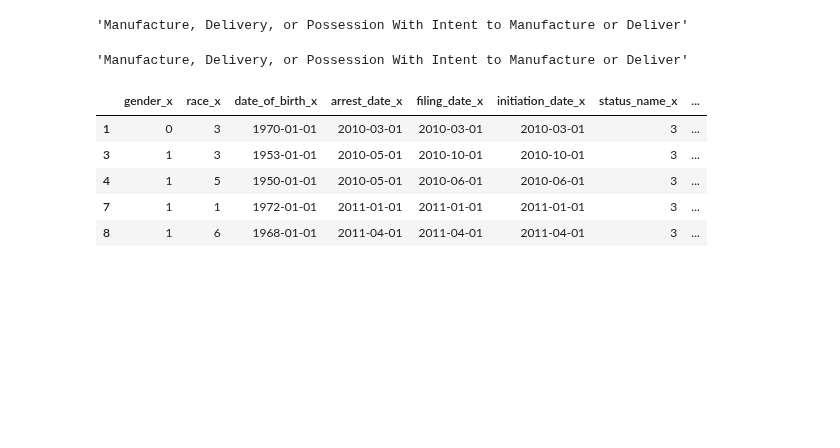
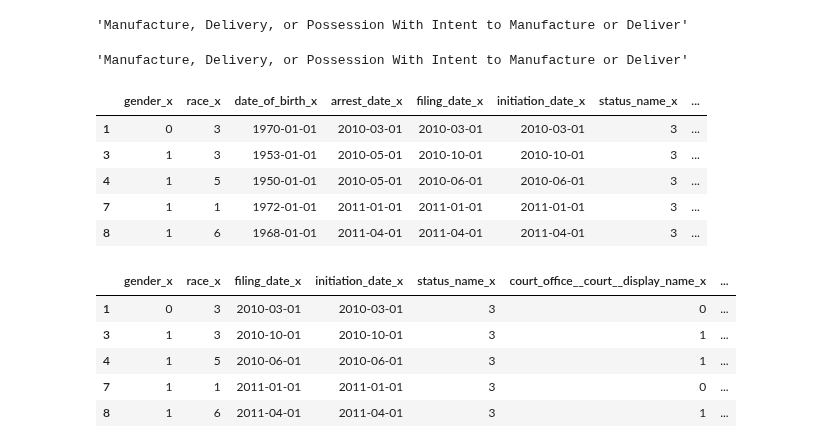
Before and after one commit to ris3abh/Sentencing-prediction-on-docket-data, a Jupyter notebook: data_preprocessing_for_models/data_preprocessing.ipynb, the cells around one changed output. Drawn from its saved outputs; the diff is of its cells as text; code cells hidden in the pictures; blank space fills up the shorter version.

```diff
--- a/data_preprocessing_for_models/data_preprocessing.ipynb
+++ b/data_preprocessing_for_models/data_preprocessing.ipynb
@@ -124,3 +134,19 @@ df.head()
 | 4 | 1 | 5 | 1950-01-01 | 2010-05-01 | 2010-06-01 | 2010-06-01 | 3 | ... |
 | 7 | 1 | 1 | 1972-01-01 | 2011-01-01 | 2011-01-01 | 2011-01-01 | 3 | ... |
 | 8 | 1 | 6 | 1968-01-01 | 2011-04-01 | 2011-04-01 | 2011-04-01 | 3 | ... |
+# %%
+## creating a data attribute for the age of criminal at the time of arrest and deleting the date of birth column and arrest date column
+
+df['age'] = df['arrest_date_x'].str.split('-').str[0].astype(int) - df['date_of_birth_x'].str.split('-').str[0].astype(int)
+
+df.drop(['date_of_birth_x'], axis = 1, inplace = True)
+df.drop('arrest_date_x', axis = 1, inplace = True)
+# %%
+df.head()
+# %% [output]
+|  | gender_x | race_x | filing_date_x | initiation_date_x | status_name_x | court_office__court__display_name_x | ... |
+| 1 | 0 | 3 | 2010-03-01 | 2010-03-01 | 3 | 0 | ... |
+| 3 | 1 | 3 | 2010-10-01 | 2010-10-01 | 3 | 1 | ... |
+| 4 | 1 | 5 | 2010-06-01 | 2010-06-01 | 3 | 1 | ... |
+| 7 | 1 | 1 | 2011-01-01 | 2011-01-01 | 3 | 0 | ... |
+| 8 | 1 | 6 | 2011-04-01 | 2011-04-01 | 3 | 1 | ... |
```
Also changed, not shown: parts of 14 cells of this notebook.
